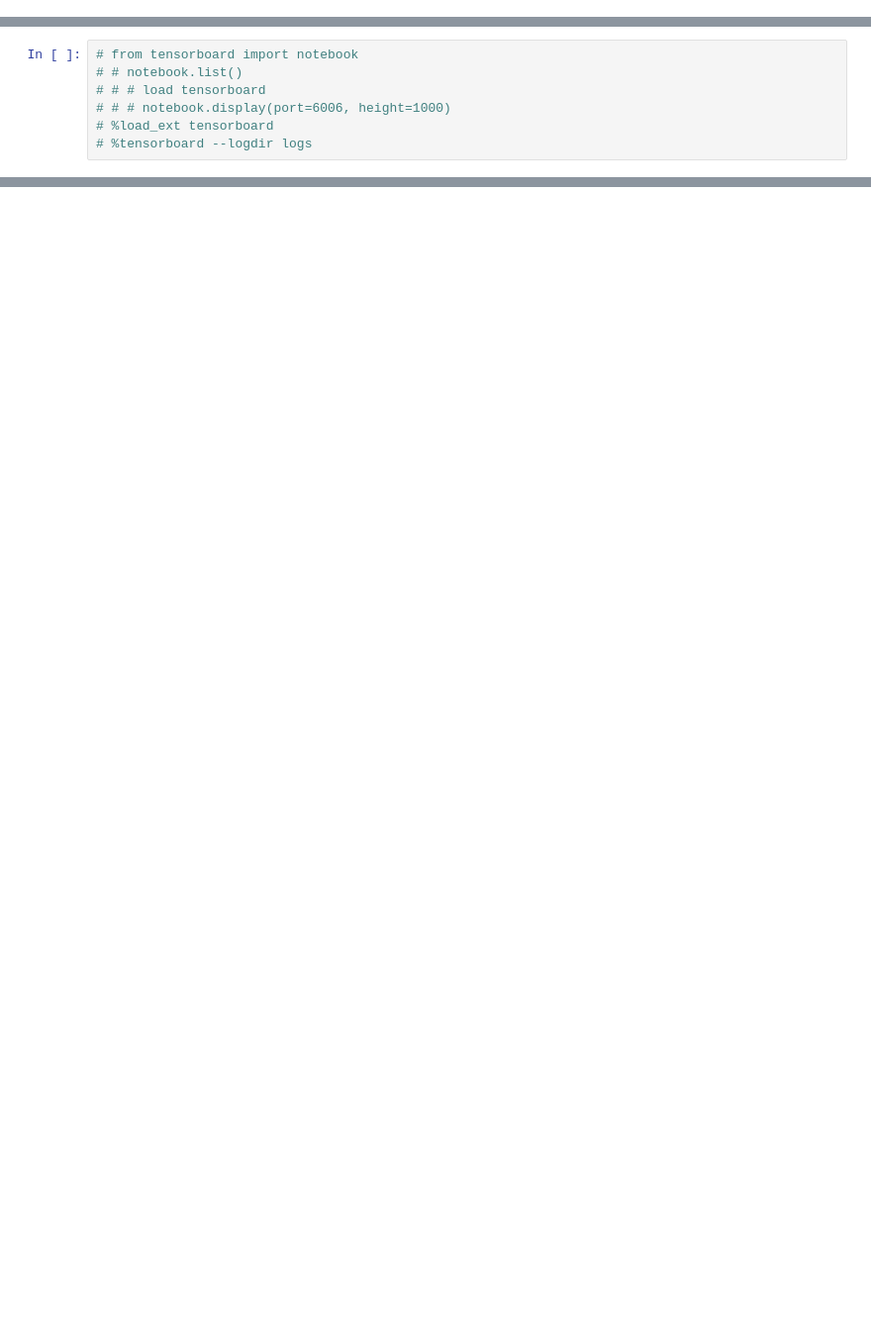
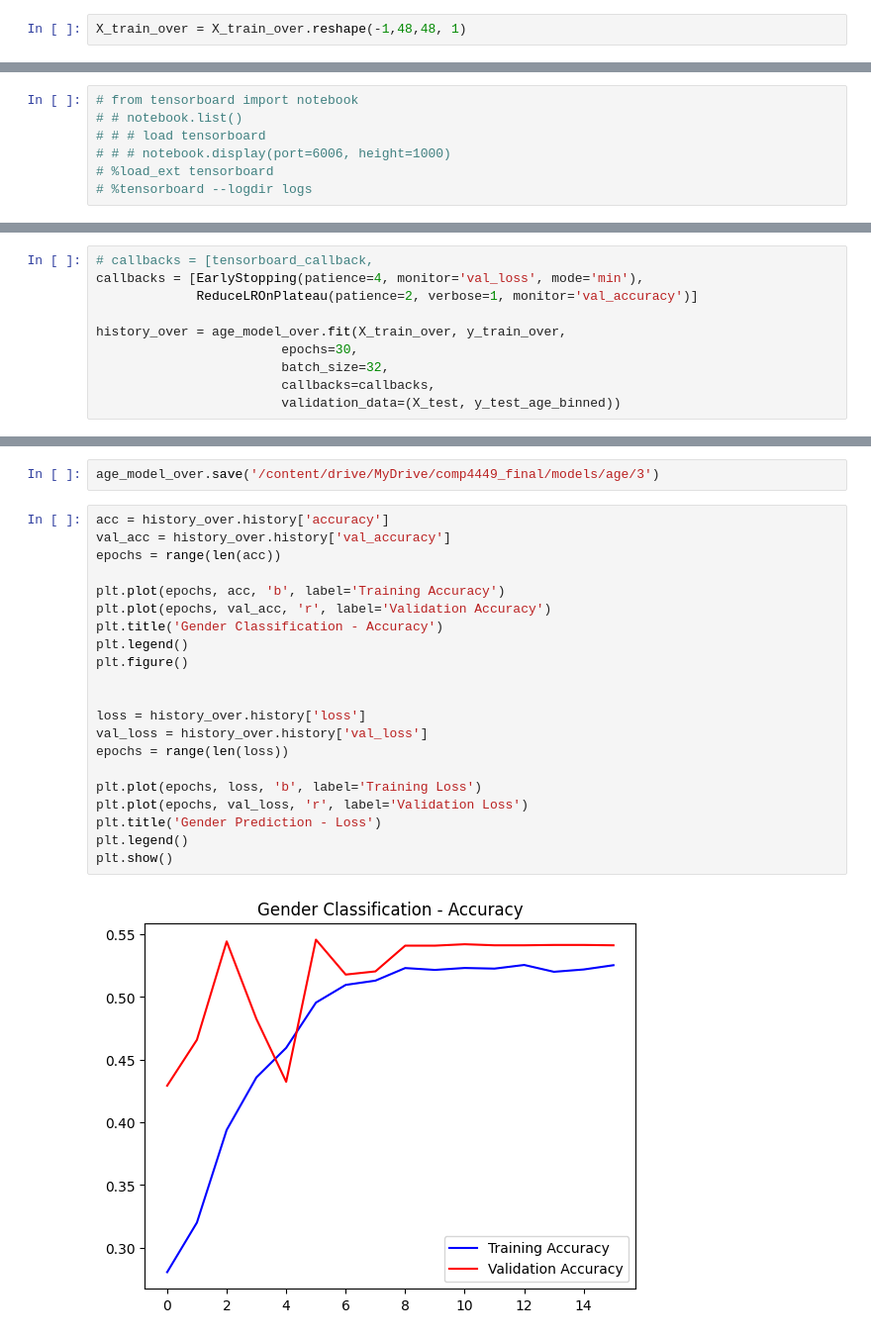
Before and after one commit to mking2014/final-4449-king, a Jupyter notebook: age_binning.ipynb, the cells around one changed output, grey strips where cells are left out. Shown at 99% size. Saved outputs shown, nothing was run; the diff lists cells and outputs as text; blank space fills up the shorter version.

```diff
--- a/age_binning.ipynb
+++ b/age_binning.ipynb
@@ -224,0 +248,2 @@ num_classes = len(set(y_train_age_binned))
+# %%
+X_train_over = X_train_over.reshape(-1,48,48, 1)
@@ -547,0 +670,10 @@ Predicted age group: Young Adult
+# %%
+# callbacks = [tensorboard_callback,
+callbacks = [EarlyStopping(patience=4, monitor='val_loss', mode='min'),
+             ReduceLROnPlateau(patience=2, verbose=1, monitor='val_accuracy')]
+
+history_over = age_model_over.fit(X_train_over, y_train_over,
+                        epochs=30,
+                        batch_size=32,
+                        callbacks=callbacks,
+                        validation_data=(X_test, y_test_age_binned))
@@ -547,0 +698,25 @@ Predicted age group: Young Adult
+# %%
+age_model_over.save('/content/drive/MyDrive/comp4449_final/models/age/3')
+# %%
+acc = history_over.history['accuracy']
+val_acc = history_over.history['val_accuracy']
+epochs = range(len(acc))
+
+plt.plot(epochs, acc, 'b', label='Training Accuracy')
+plt.plot(epochs, val_acc, 'r', label='Validation Accuracy')
+plt.title('Gender Classification - Accuracy')
+plt.legend()
+plt.figure()
+
+
+loss = history_over.history['loss']
+val_loss = history_over.history['val_loss']
+epochs = range(len(loss))
+
+plt.plot(epochs, loss, 'b', label='Training Loss')
+plt.plot(epochs, val_loss, 'r', label='Validation Loss')
+plt.title('Gender Prediction - Loss')
+plt.legend()
+plt.show()
+# %% [output]
+[figure, added]
```
Also changed, not shown: parts of 52 cells of this notebook.
